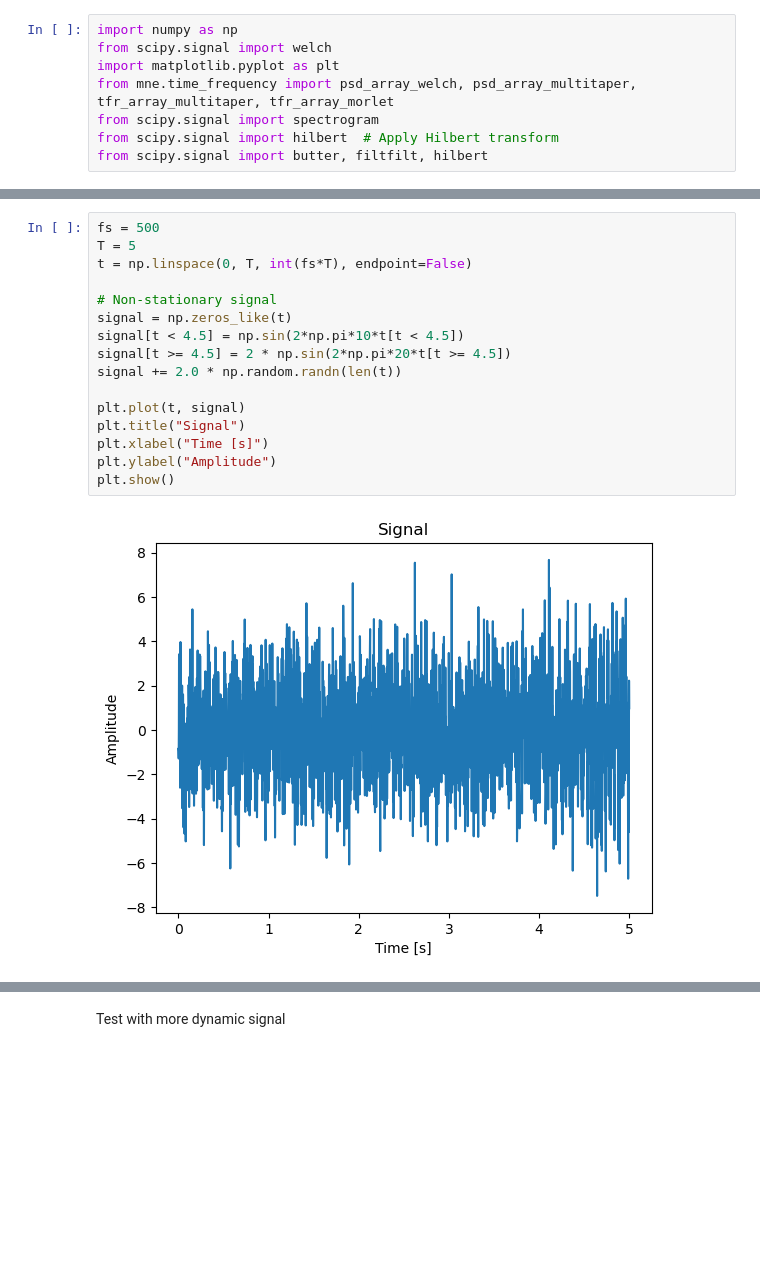
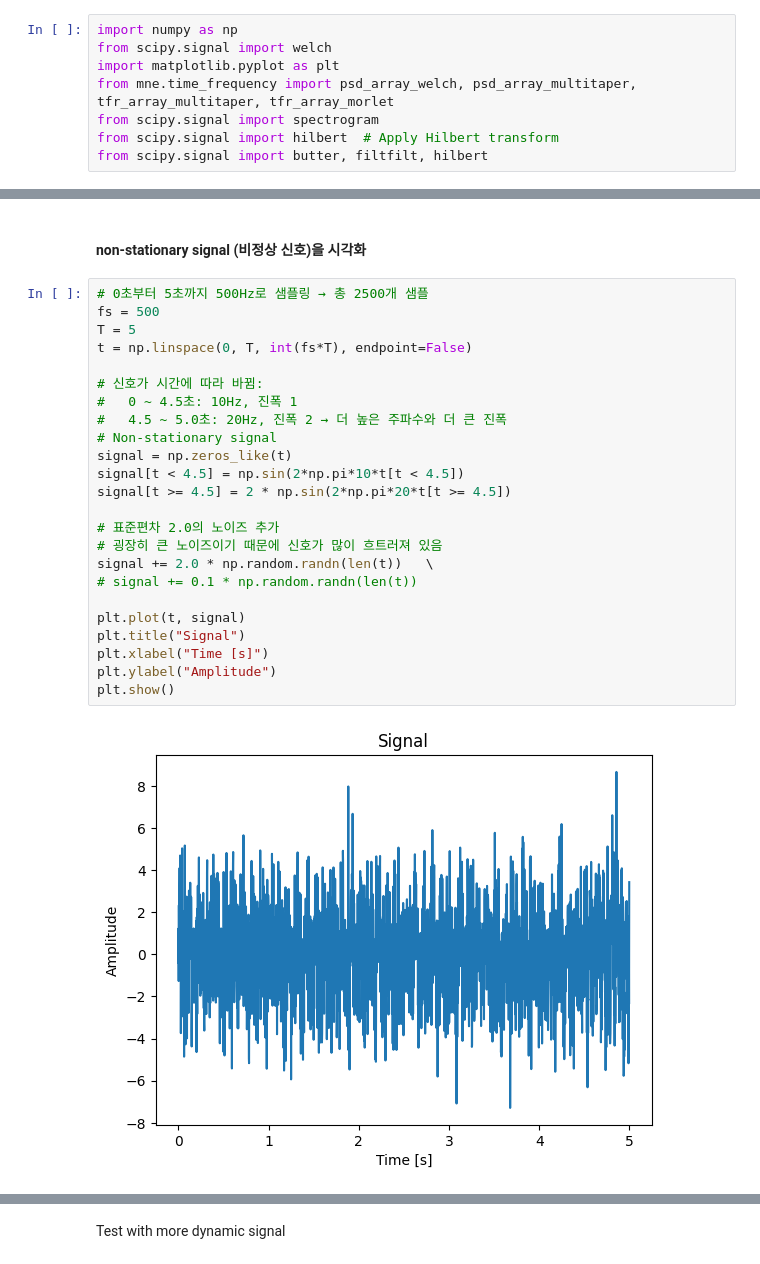
Before and after one commit to dlekdms2021/Lecture_digital_pattern_recognition, a Jupyter notebook: week6_timefrequency_analysis/practice.ipynb, the cells around one changed output, grey strips where cells are left out. Cells and saved outputs as stored; diff of their text form; blank space fills up the shorter version.

```diff
--- a/week6_timefrequency_analysis/practice.ipynb
+++ b/week6_timefrequency_analysis/practice.ipynb
@@ -76,18 +151,28 @@ plt.show()
+# %% [markdown]
+#### non-stationary signal (비정상 신호)을 시각화
 # %%
+# 0초부터 5초까지 500Hz로 샘플링 → 총 2500개 샘플
 fs = 500
 T = 5
 t = np.linspace(0, T, int(fs*T), endpoint=False)
 
+# 신호가 시간에 따라 바뀜:
+#   0 ~ 4.5초: 10Hz, 진폭 1
+#   4.5 ~ 5.0초: 20Hz, 진폭 2 → 더 높은 주파수와 더 큰 진폭
 # Non-stationary signal
 signal = np.zeros_like(t)
 signal[t < 4.5] = np.sin(2*np.pi*10*t[t < 4.5])
 signal[t >= 4.5] = 2 * np.sin(2*np.pi*20*t[t >= 4.5])
-signal += 2.0 * np.random.randn(len(t))
+
+# 표준편차 2.0의 노이즈 추가
+# 굉장히 큰 노이즈이기 때문에 신호가 많이 흐트러져 있음
+signal += 2.0 * np.random.randn(len(t))   \
+# signal += 0.1 * np.random.randn(len(t))
 
 plt.plot(t, signal)
 plt.title("Signal")
 plt.xlabel("Time [s]")
 plt.ylabel("Amplitude")
 plt.show()
 # %% [output]
-[figure, old version]
+[figure, new version]
```
Also changed, not shown: parts of 47 cells of this notebook, 21 other files.
